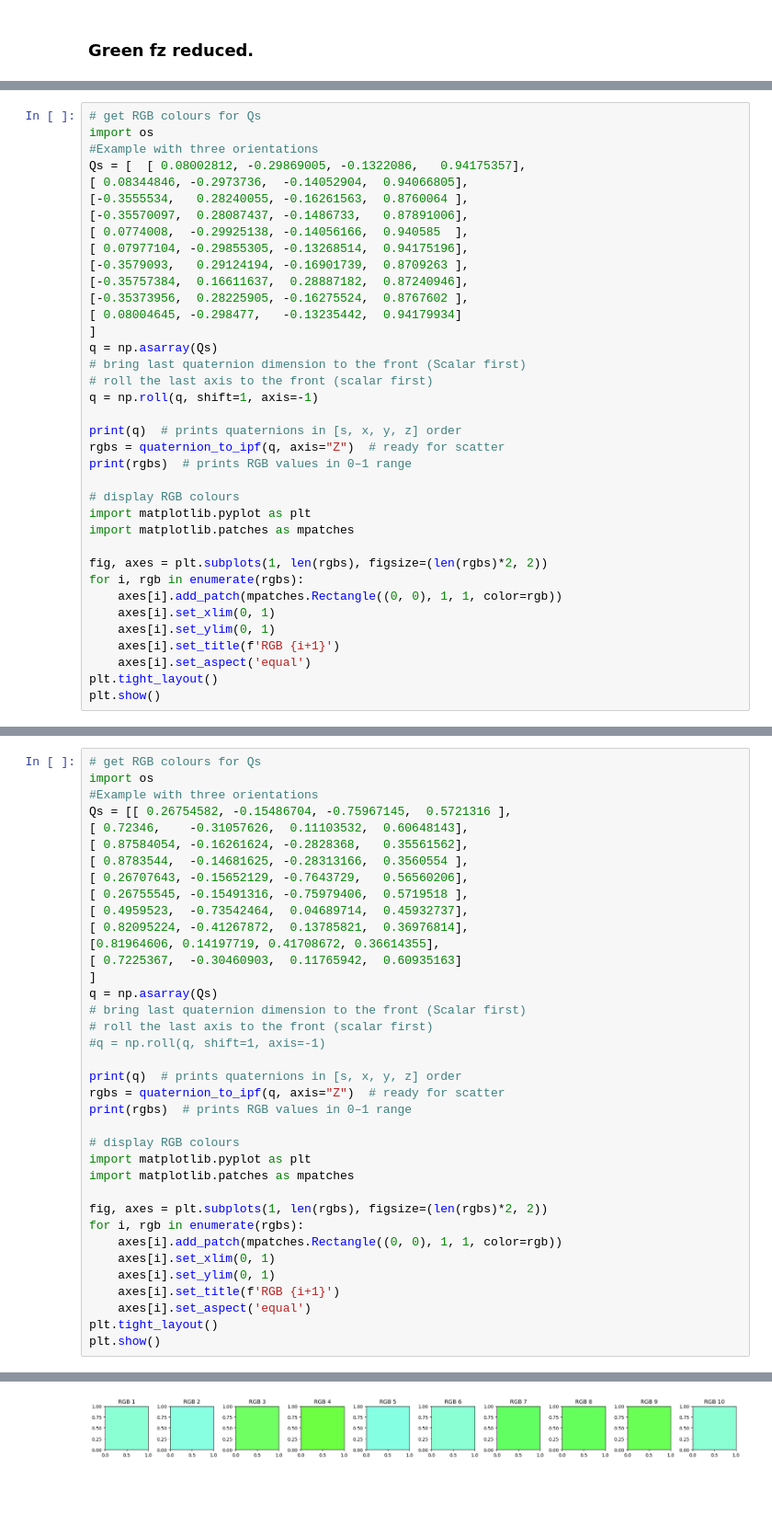
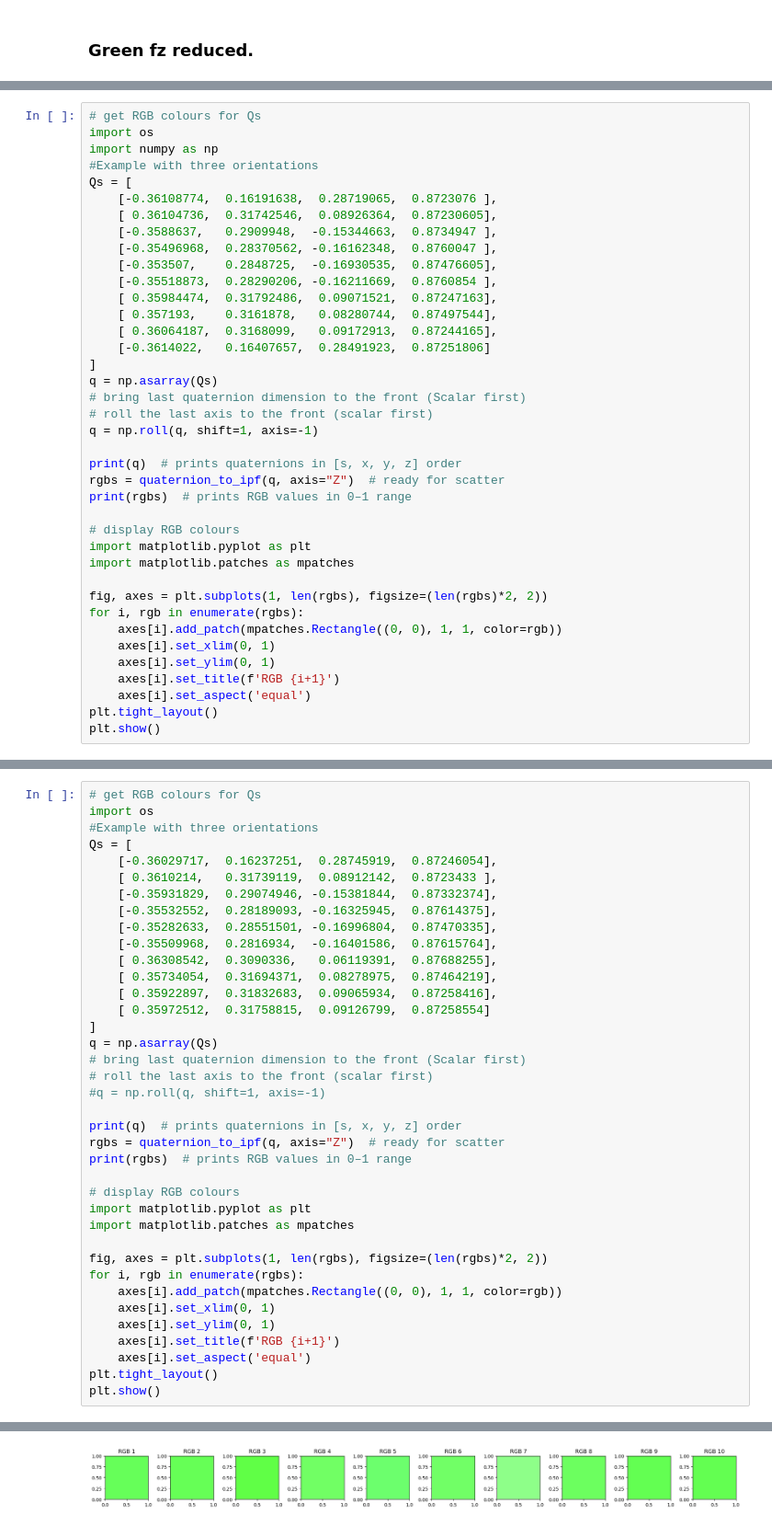
Before and after one commit to UCSB-VRL/QRBSA-updated, a Jupyter notebook: vis_quat_orix.ipynb, the cells around one changed output, grey strips where cells are left out. Shown at 92% size. Drawn from its saved outputs; the diff is of its cells as text; blank space fills up the shorter version.

```diff
--- a/vis_quat_orix.ipynb
+++ b/vis_quat_orix.ipynb
@@ -254,17 +284,19 @@ plt.show()
 # %%
 # get RGB colours for Qs
 import os
+import numpy as np
 #Example with three orientations
-Qs = [	[ 0.08002812, -0.29869005, -0.1322086,   0.94175357],
-[ 0.08344846, -0.2973736,  -0.14052904,  0.94066805],
-[-0.3555534,   0.28240055, -0.16261563,  0.8760064 ],
-[-0.35570097,  0.28087437, -0.1486733,   0.87891006],
-[ 0.0774008,  -0.29925138, -0.14056166,  0.940585  ],
-[ 0.07977104, -0.29855305, -0.13268514,  0.94175196],
-[-0.3579093,   0.29124194, -0.16901739,  0.8709263 ],
-[-0.35757384,  0.16611637,  0.28887182,  0.87240946],
-[-0.35373956,  0.28225905, -0.16275524,  0.8767602 ],
-[ 0.08004645, -0.298477,   -0.13235442,  0.94179934]
+Qs = [
+    [-0.36108774,  0.16191638,  0.28719065,  0.8723076 ],
+    [ 0.36104736,  0.31742546,  0.08926364,  0.87230605],
+    [-0.3588637,   0.2909948,  -0.15344663,  0.8734947 ],
+    [-0.35496968,  0.28370562, -0.16162348,  0.8760047 ],
+    [-0.353507,    0.2848725,  -0.16930535,  0.87476605],
+    [-0.35518873,  0.28290206, -0.16211669,  0.8760854 ],
+    [ 0.35984474,  0.31792486,  0.09071521,  0.87247163],
+    [ 0.357193,    0.3161878,   0.08280744,  0.87497544],
+    [ 0.36064187,  0.3168099,   0.09172913,  0.87244165],
+    [-0.3614022,   0.16407657,  0.28491923,  0.87251806]
 ]
 q = np.asarray(Qs)
 # bring last quaternion dimension to the front (Scalar first)
@@ -316,16 +425,17 @@ plt.show()
 # get RGB colours for Qs
 import os
 #Example with three orientations
-Qs = [[ 0.26754582, -0.15486704, -0.75967145,  0.5721316 ],
-[ 0.72346,    -0.31057626,  0.11103532,  0.60648143],
-[ 0.87584054, -0.16261624, -0.2828368,   0.35561562],
-[ 0.8783544,  -0.14681625, -0.28313166,  0.3560554 ],
-[ 0.26707643, -0.15652129, -0.7643729,   0.56560206],
-[ 0.26755545, -0.15491316, -0.75979406,  0.5719518 ],
-[ 0.4959523,  -0.73542464,  0.04689714,  0.45932737],
-[ 0.82095224, -0.41267872,  0.13785821,  0.36976814],
-[0.81964606, 0.14197719, 0.41708672, 0.36614355],
-[ 0.7225367,  -0.30460903,  0.11765942,  0.60935163]
+Qs = [
+    [-0.36029717,  0.16237251,  0.28745919,  0.87246054],
+    [ 0.3610214,   0.31739119,  0.08912142,  0.8723433 ],
+    [-0.35931829,  0.29074946, -0.15381844,  0.87332374],
+    [-0.35532552,  0.28189093, -0.16325945,  0.87614375],
+    [-0.35282633,  0.28551501, -0.16996804,  0.87470335],
+    [-0.35509968,  0.2816934,  -0.16401586,  0.87615764],
+    [ 0.36308542,  0.3090336,   0.06119391,  0.87688255],
+    [ 0.35734054,  0.31694371,  0.08278975,  0.87464219],
+    [ 0.35922897,  0.31832683,  0.09065934,  0.87258416],
+    [ 0.35972512,  0.31758815,  0.09126799,  0.87258554]
 ]
 q = np.asarray(Qs)
 # bring last quaternion dimension to the front (Scalar first)
@@ -373 +483 @@ plt.show()
-[figure, old version]
+[figure, new version]
```
Also changed, not shown: parts of 14 cells of this notebook, 3 other files.
